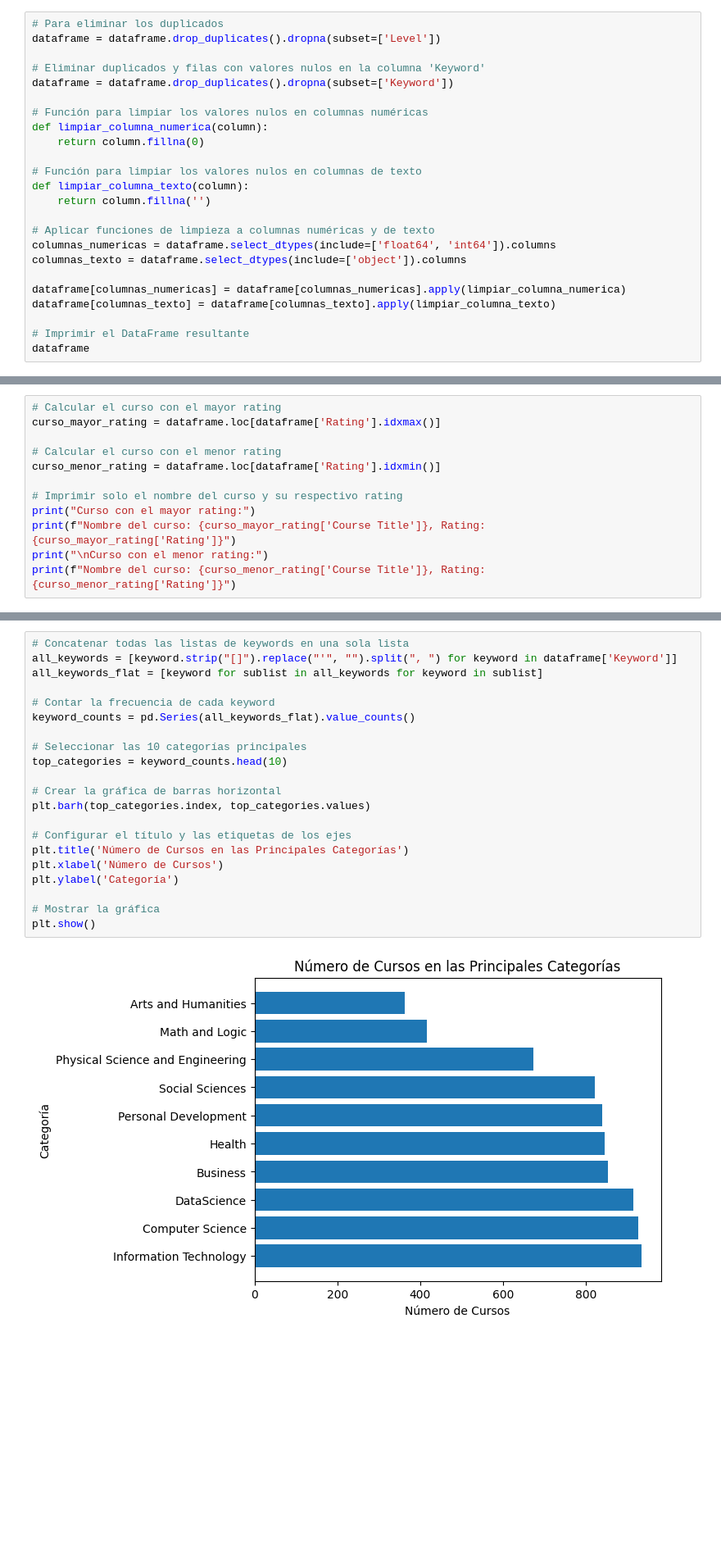
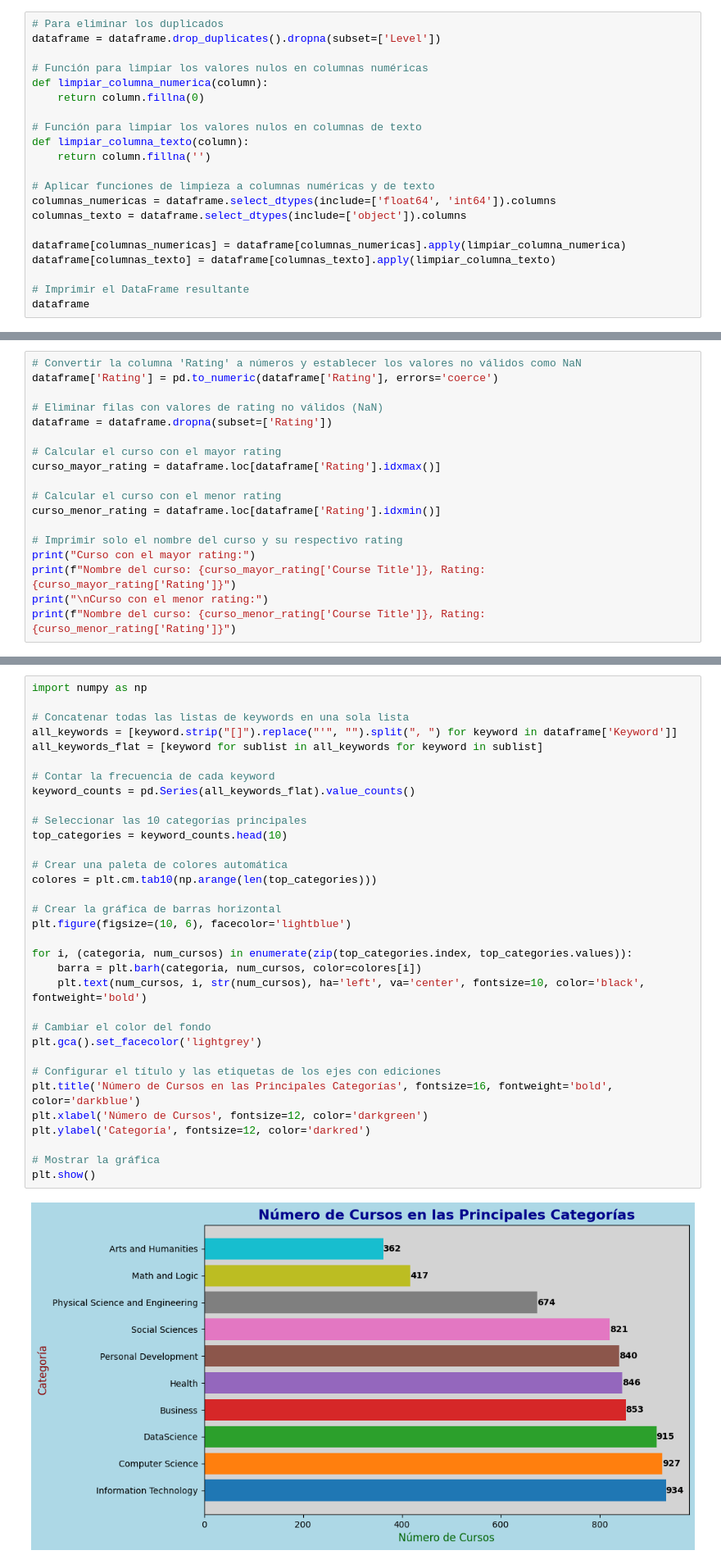
Before and after one commit to AndreRD1026/SS2_202010816, a Jupyter notebook: Practica2/Practica2.ipynb, the cells around one changed output, grey strips where cells are left out. Shown: that part at 82% size. Cells and saved outputs as stored; diff of their text form; blank space fills up the shorter version.

```diff
--- a/Practica2/Practica2.ipynb
+++ b/Practica2/Practica2.ipynb
@@ -30,9 +30,6 @@ dataframe
 # %%
 # Para eliminar los duplicados
 dataframe = dataframe.drop_duplicates().dropna(subset=['Level'])
-
-# Eliminar duplicados y filas con valores nulos en la columna 'Keyword'
-dataframe = dataframe.drop_duplicates().dropna(subset=['Keyword'])
 
 # Función para limpiar los valores nulos en columnas numéricas
 def limpiar_columna_numerica(column):
@@ -90,6 +87,12 @@ Name: Rating, Length: 5541, dtype: float64
 # %% [markdown]
 #### Cálculo del mayor y menor rating
 # %%
+# Convertir la columna 'Rating' a números y establecer los valores no válidos como NaN
+dataframe['Rating'] = pd.to_numeric(dataframe['Rating'], errors='coerce')
+
+# Eliminar filas con valores de rating no válidos (NaN)
+dataframe = dataframe.dropna(subset=['Rating'])
+
 # Calcular el curso con el mayor rating
 curso_mayor_rating = dataframe.loc[dataframe['Rating'].idxmax()]
 
@@ -156,25 +179,37 @@ plt.show()
 # %%
+import numpy as np
+
 # Concatenar todas las listas de keywords en una sola lista
 all_keywords = [keyword.strip("[]").replace("'", "").split(", ") for keyword in dataframe['Keyword']]
 all_keywords_flat = [keyword for sublist in all_keywords for keyword in sublist]
 
 # Contar la frecuencia de cada keyword
 keyword_counts = pd.Series(all_keywords_flat).value_counts()
 
 # Seleccionar las 10 categorías principales
 top_categories = keyword_counts.head(10)
 
+# Crear una paleta de colores automática
+colores = plt.cm.tab10(np.arange(len(top_categories)))
+
 # Crear la gráfica de barras horizontal
-plt.barh(top_categories.index, top_categories.values)
+plt.figure(figsize=(10, 6), facecolor='lightblue')
 
-# Configurar el título y las etiquetas de los ejes
-plt.title('Número de Cursos en las Principales Categorías')
-plt.xlabel('Número de Cursos')
-plt.ylabel('Categoría')
+for i, (categoria, num_cursos) in enumerate(zip(top_categories.index, top_categories.values)):
+    barra = plt.barh(categoria, num_cursos, color=colores[i])
+    plt.text(num_cursos, i, str(num_cursos), ha='left', va='center', fontsize=10, color='black', fontweight='bold')
+
+# Cambiar el color del fondo
+plt.gca().set_facecolor('lightgrey')
+
+# Configurar el título y las etiquetas de los ejes con ediciones
+plt.title('Número de Cursos en las Principales Categorías', fontsize=16, fontweight='bold', color='darkblue')
+plt.xlabel('Número de Cursos', fontsize=12, color='darkgreen')
+plt.ylabel('Categoría', fontsize=12, color='darkred')
 
 # Mostrar la gráfica
 plt.show()
 # %% [output]
-[figure, old version]
+[figure, new version]
 # %% [markdown]
 #### Gráfica 3
```
Also changed, not shown: parts of 15 cells of this notebook.
